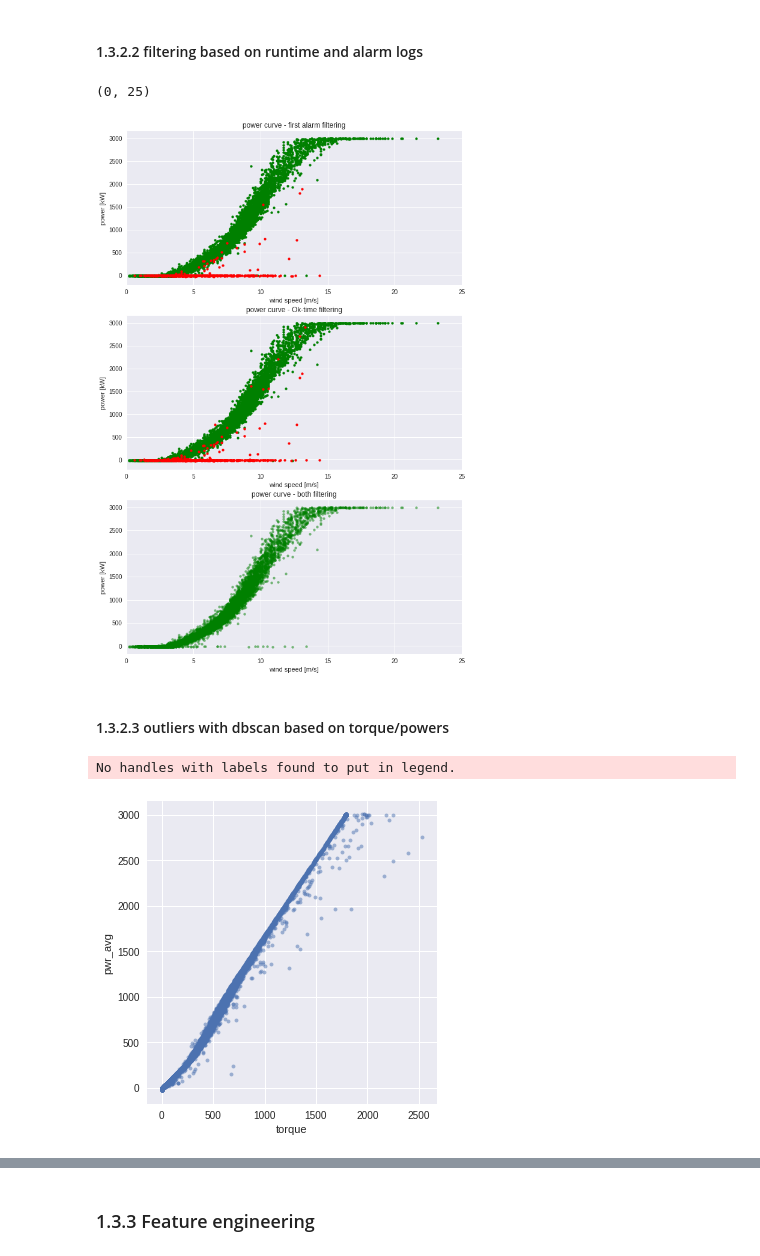
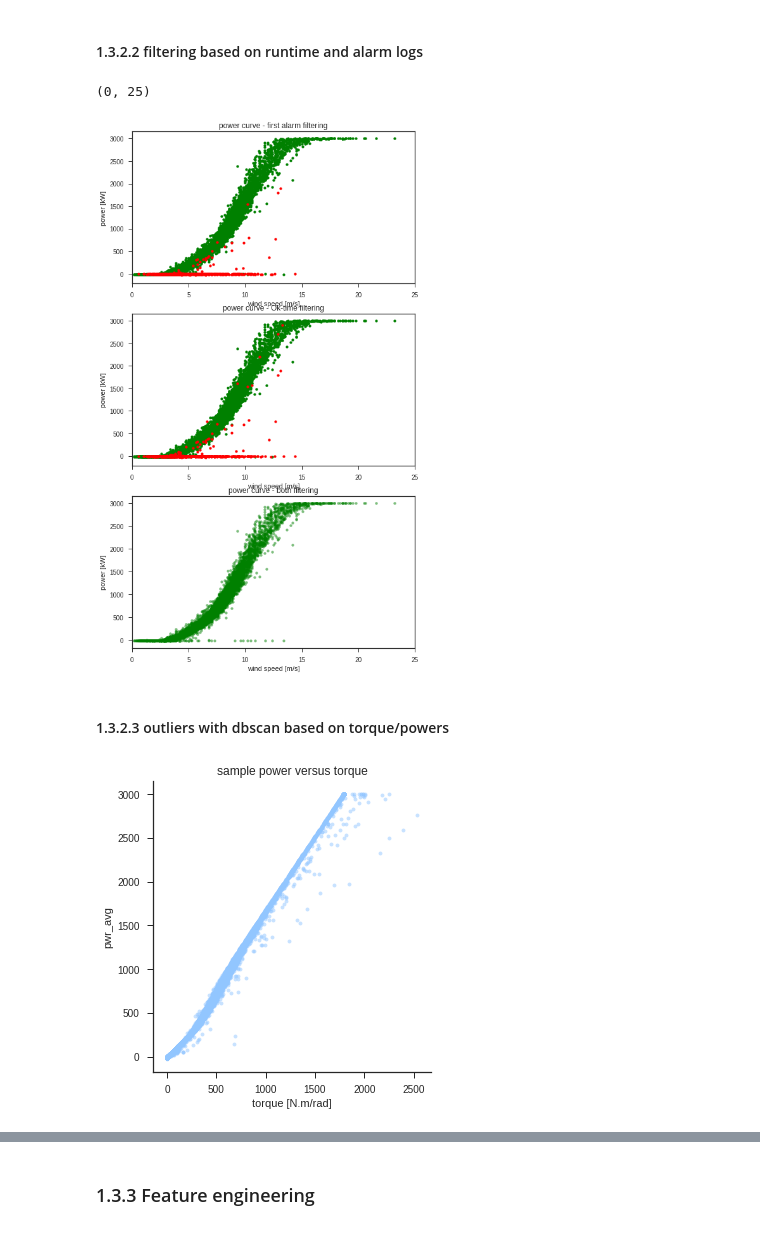
Before and after one commit to Umercia/wind_power, a Jupyter notebook: wind_farm_power_prediction.ipynb, the cells around one changed output, grey strips where cells are left out. Drawn from its saved outputs; the diff is of its cells as text; code cells hidden in the pictures.

```diff
--- a/wind_farm_power_prediction.ipynb
+++ b/wind_farm_power_prediction.ipynb
@@ -302,27 +301,27 @@ wtg_df.head(3)
 |  | 2012-12-31 23:20:00+00:00 | 12.0 | 1.4 | 137.0 | 2259 | 0.0 | 8.0 | 600 | -0.8 | 15.6 |
 |  | 2012-12-31 23:30:00+00:00 | 11.9 | 1.4 | 137.0 | 2260 | 0.0 | 8.0 | 600 | -0.8 | 15.6 |
 # %%
-# # Plot x distribution
-# import matplotlib.pyplot as plt
-# import seaborn as sns
+# Plot x distribution
+import matplotlib.pyplot as plt
+import seaborn as sns
 
-# # inputs
-# xn = df_temp.select_dtypes(exclude=['object'])
+# inputs
+xn = wtg_df.select_dtypes(exclude=['object'])
 
-# # plot
+# plot
 
-# sns.set(style="ticks", palette="pastel")
+sns.set(style="ticks", palette="pastel")
 
-# sns.pairplot(xn.sample(1000))
+sns.pairplot(xn.sample(1000))
 
-# plt.figure(figsize=(10, 12))
-# n_graph = xn.columns.size
-# n_col = 3
-# n_row = xn.columns.size // n_col + 1
-# for i, x in enumerate(xn):
-#     plt.subplot(3,3 , i+1)
-#     # plt.figure(figsize=(6, 4))
-#     plt.hist(xn[x].dropna())
-#     plt.ylabel('counts', size=16)
-#     plt.xlabel(xn.columns.values[i], size=16)
-#     plt.show()
+plt.figure(figsize=(10, 12))
+n_graph = xn.columns.size
+n_col = 3
+n_row = xn.columns.size // n_col + 1
+for i, x in enumerate(xn):
+    plt.subplot(3,3 , i+1)
+    # plt.figure(figsize=(6, 4))
+    plt.hist(xn[x].dropna())
+    plt.ylabel('counts', size=16)
+    plt.xlabel(xn.columns.values[i], size=16)
+    plt.show()
@@ -406,35 +416,35 @@ mask_fil_runt = (X['filt_ok_time'] == 1)
 
 
 # Plot
-plt.figure(figsize=(10, 16))
+plt.figure(figsize=(8, 15))
 
 plt.subplot(3, 1, 1)
 plt.scatter(x='ws_avg', y='pwr_avg', data=X.loc[mask_fil_ala,:],s=15, alpha=1, c="g")
 plt.scatter(x='ws_avg', y='pwr_avg', data=X.loc[~mask_fil_ala,:],s=15, alpha=1, c="r")
 plt.title("power curve - first alarm filtering")
 plt.xlabel("wind speed [m/s]")
 plt.ylabel("power [kW]")
 plt.xlim(0,25)
 
 plt.subplot(3, 1, 2)
 plt.scatter(x='ws_avg', y='pwr_avg', data=X.loc[mask_fil_runt,:],s=15, alpha=1, c="g")
 plt.scatter(x='ws_avg', y='pwr_avg', data=X.loc[~mask_fil_runt,:],s=15, alpha=1, c="r")
 plt.title("power curve - Ok-time filtering")
 plt.xlabel("wind speed [m/s]")
 plt.ylabel("power [kW]")
 plt.xlim(0,25)
 plt.xlim(0,25)
 
 plt.subplot(3, 1, 3)
 
 plt.scatter(x='ws_avg', y='pwr_avg', data=X.loc[mask_fil_ala + mask_fil_runt,:], s=15, alpha=0.5, c = "green" )
 plt.title("power curve - both filtering")
 plt.xlabel("wind speed [m/s]")
 plt.ylabel("power [kW]")
 plt.xlim(0,25)
 # %% [output]
 (0, 25)
-[figure, old version]
+[figure, new version]
 # %% [markdown]
 #### 1.3.2.3 outliers with dbscan based on torque/powers
 # %%
@@ -452,10 +462,9 @@ mask = (X['filt_firt_ala'] == 1) & (X['filt_ok_time'] == 1)
 # plt.figure(figsize=(10, 12))
 sns.lmplot(x="torque", y="pwr_avg", data=X.loc[mask,:],
            fit_reg=False, legend=False, palette="seismic_r", scatter_kws={"s":15, 'alpha':0.50})
-
-plt.legend()
+plt.title("sample power versus torque")
+plt.xlabel("torque [N.m/rad]")
 plt.show()
 # %% [output]
-No handles with labels found to put in legend.
-[figure, old version]
+[figure, new version]
 # %%
```
Also changed, not shown: parts of 9 cells of this notebook.
